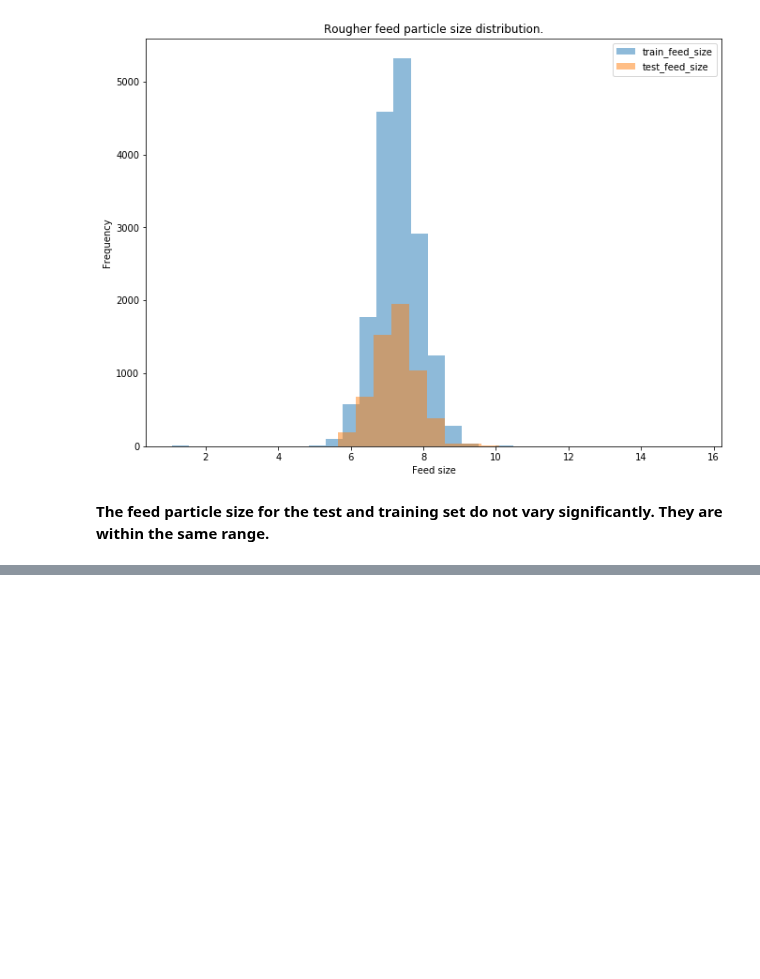
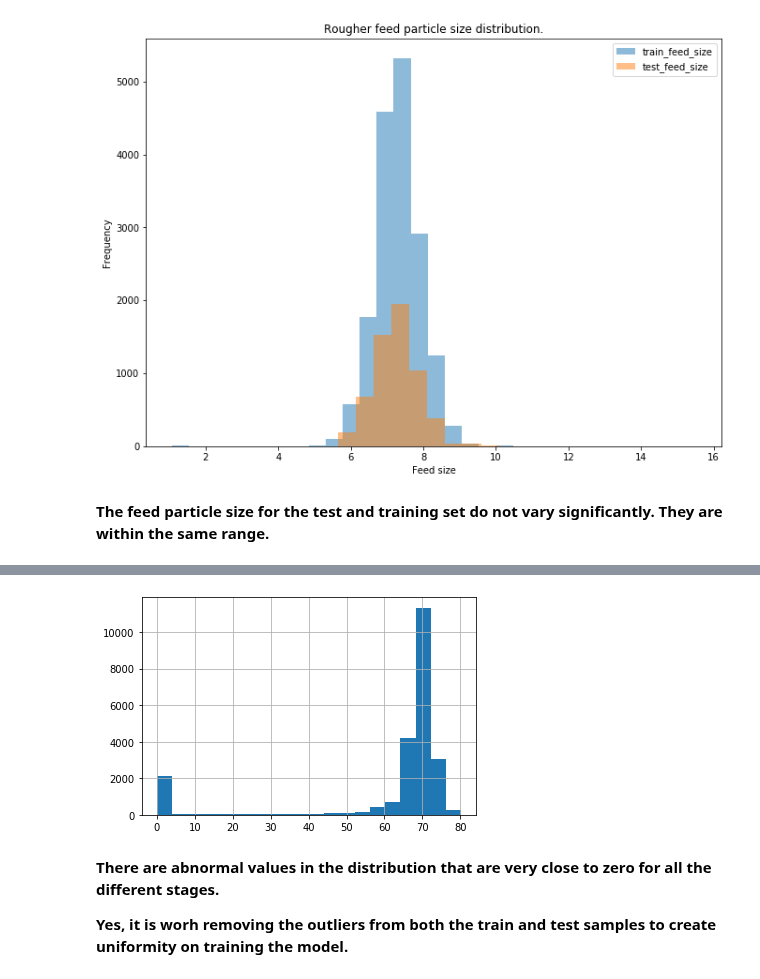
Before and after one commit to Alumasa/data_science_practicum, a Jupyter notebook: Integrated Project 2.ipynb, the cells around one changed output, grey strips where cells are left out. Cells and saved outputs as stored; diff of their text form; code cells hidden in the pictures; blank space fills up the shorter version.

```diff
--- a/Integrated Project 2.ipynb
+++ b/Integrated Project 2.ipynb
@@ -223,0 +244,10 @@ plt.legend();
+# %%
+features_final_concentrate = ['final.output.concentrate_au', 'final.output.concentrate_ag',
+                              'final.output.concentrate_pb', 'final.output.concentrate_sol']
+full[features_final_concentrate].sum(1).hist(bins=20);
+# %% [output]
+[figure, added]
+# %% [markdown]
+**There are abnormal values in the distribution that are very close to zero for all the different stages.**
+
+**Yes, it is worh removing the outliers from both the train and test samples to create uniformity on training the model.**
```
Also changed, not shown: parts of 7 cells of this notebook.
